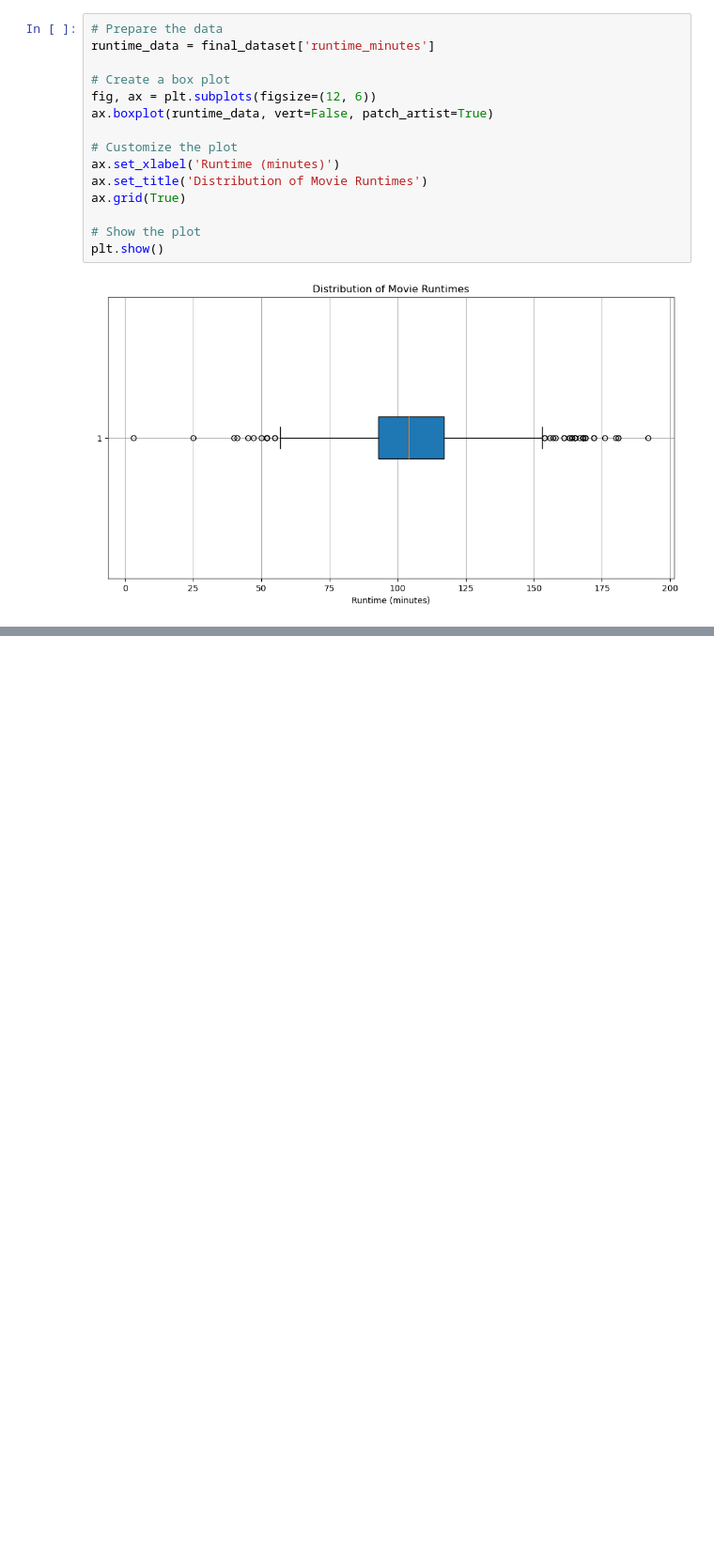
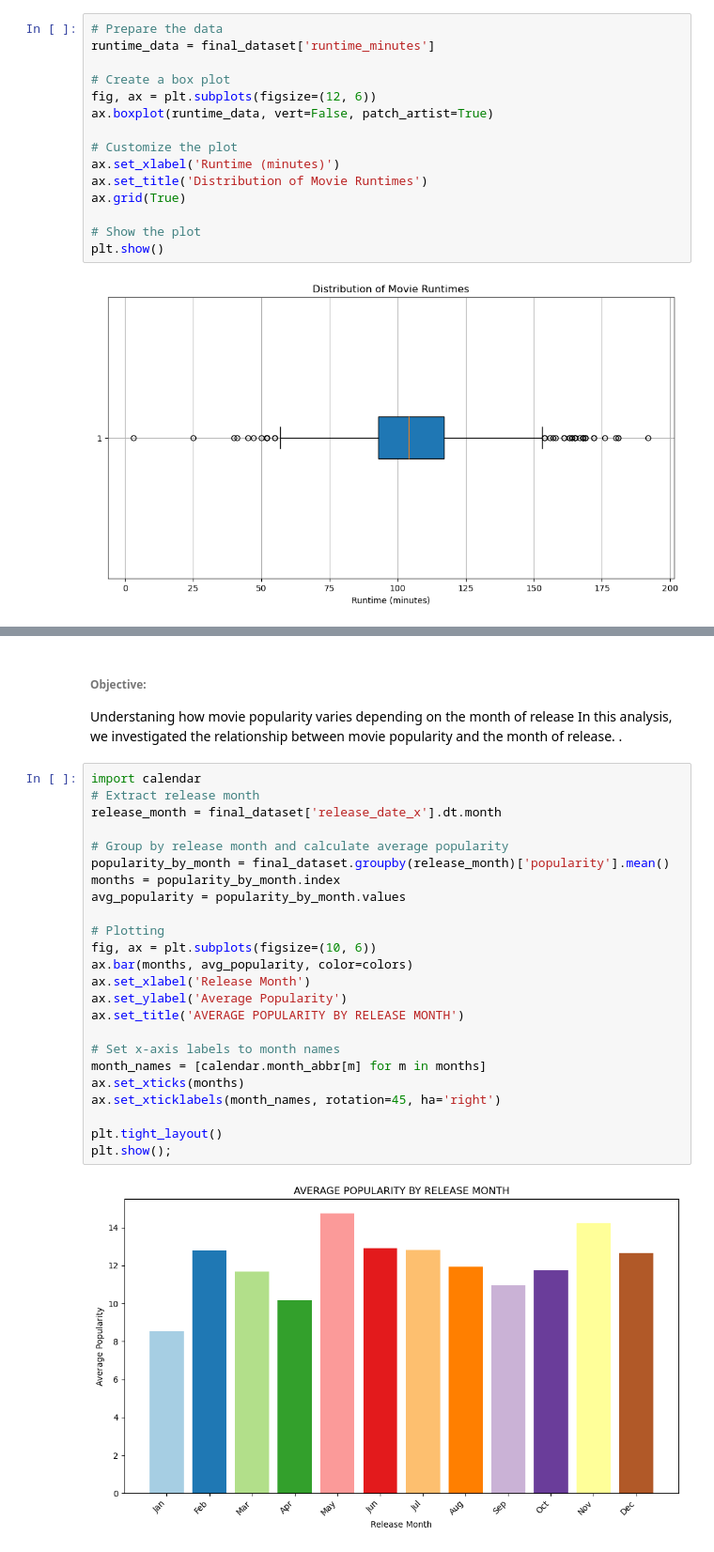
Before and after one commit to PaulMuniu/Microsoft-film-studios-data-analysis, a Jupyter notebook: student.ipynb, the cells around one changed output, grey strips where cells are left out. Shown: that part at 94% size. Cells and saved outputs as stored; diff of their text form; blank space fills up the shorter version.

```diff
--- a/student.ipynb
+++ b/student.ipynb
@@ -873,0 +892,31 @@ We will use a boxplot to answer this.
+# %% [markdown]
+###### Objective:
+Understaning  how movie popularity varies depending on the month of release
+In this analysis, we investigated the relationship between movie popularity and the month of release.
+.
+# %%
+import calendar
+# Extract release month
+release_month = final_dataset['release_date_x'].dt.month
+
+# Group by release month and calculate average popularity
+popularity_by_month = final_dataset.groupby(release_month)['popularity'].mean()
+months = popularity_by_month.index
+avg_popularity = popularity_by_month.values
+
+# Plotting
+fig, ax = plt.subplots(figsize=(10, 6))
+ax.bar(months, avg_popularity, color=colors)
+ax.set_xlabel('Release Month')
+ax.set_ylabel('Average Popularity')
+ax.set_title('AVERAGE POPULARITY BY RELEASE MONTH')
+
+# Set x-axis labels to month names
+month_names = [calendar.month_abbr[m] for m in months]
+ax.set_xticks(months)
+ax.set_xticklabels(month_names, rotation=45, ha='right')
+
+plt.tight_layout()
+plt.show();
+# %% [output]
+[figure, added]
```
Also changed, not shown: parts of 7 cells of this notebook.
